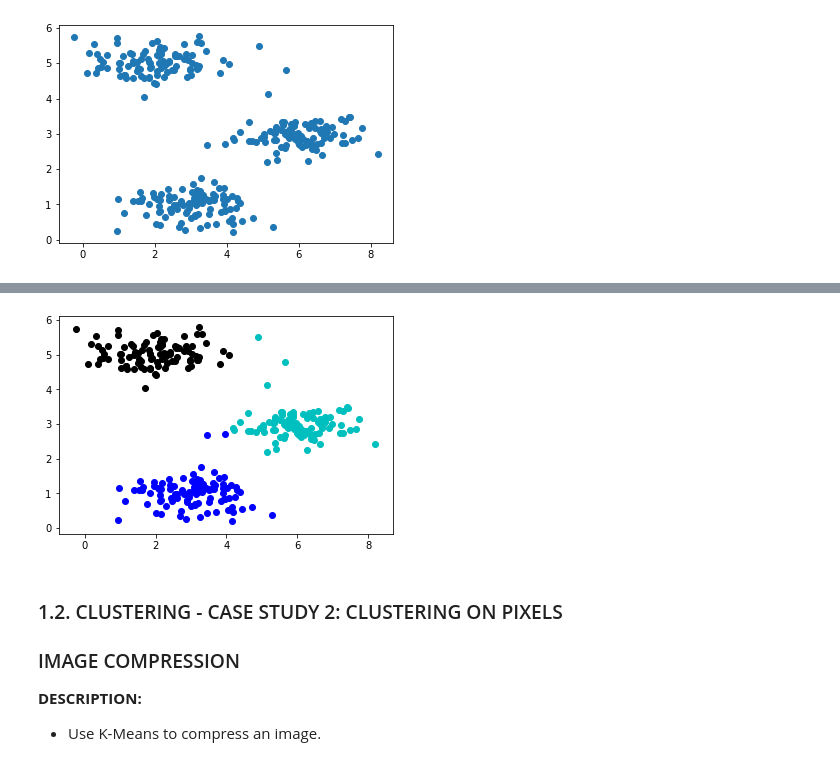
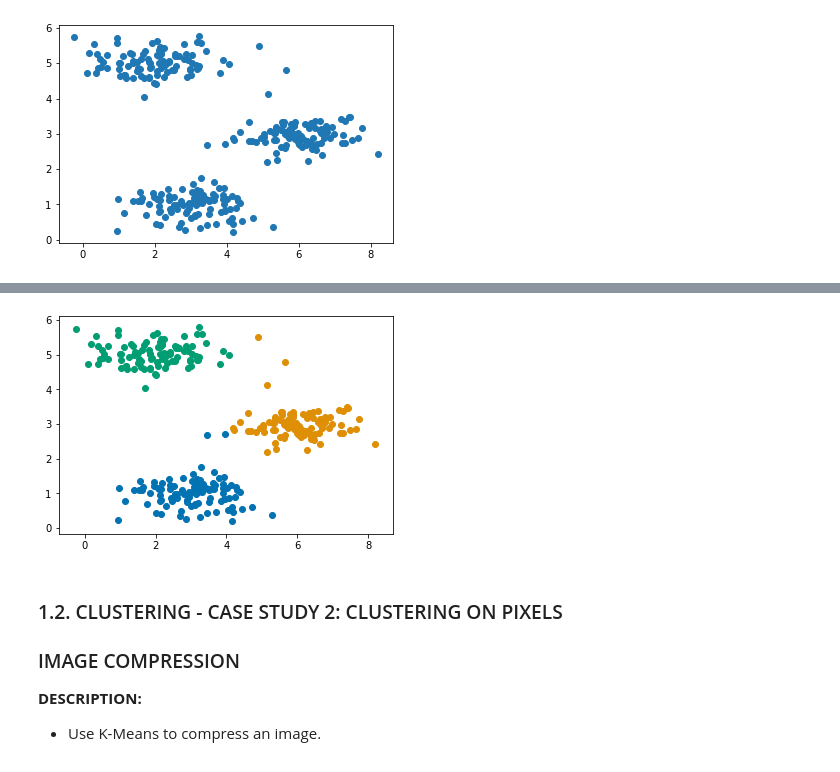
Before and after one commit to nhntran/Machine-Learning-Using-SCIKIT-LEARN, a Jupyter notebook: SKLEARN TUTORIALS - PART 3 (UNSUPERVISED LEARNING).ipynb, the cells around one changed output, grey strips where cells are left out. Saved outputs shown, nothing was run; the diff lists cells and outputs as text; code cells hidden in the pictures.

```diff
--- a/SKLEARN TUTORIALS - PART 3 (UNSUPERVISED LEARNING).ipynb
+++ b/SKLEARN TUTORIALS - PART 3 (UNSUPERVISED LEARNING).ipynb
@@ -100,11 +104,17 @@ array([2, 1, 1, 2, 2, 2, 2, 2, 2, 2, 2, 2, 2, 2, 2, 2, 2, 2, 2, 2, 2, 2,
        1, 1, 1, 1, 1, 1, 1, 1, 1, 1, 1, 1, 1, 2], dtype=int32)
 # %%
 ### Draw the clustering result
-colors = ["b", "c", "k", "m", "g"]
-for i, val in enumerate(pred):
-    plt.scatter(mat['X'][i][0], mat['X'][i][1], color = colors[val])
+import seaborn as sns
+### Good qualitative palette, 10 different colors in each palette
+#list_palettes = ['deep', 'pastel', 'dark', 'colorblind', 'cubehelix']
+
+def plotCluster(pred, mat):
+    colors = sns.color_palette('colorblind',10)
+    for i, val in enumerate(pred):
+        plt.scatter(mat['X'][i][0], mat['X'][i][1], color = colors[val])
+plotCluster(pred, mat)
 # %% [output]
-[figure, old version]
+[figure, new version]
 # %% [markdown]
 ### 1.2. CLUSTERING - CASE STUDY 2: CLUSTERING ON PIXELS
 ### IMAGE COMPRESSION
```
Also changed, not shown: parts of 10 cells of this notebook, 5 other files.
